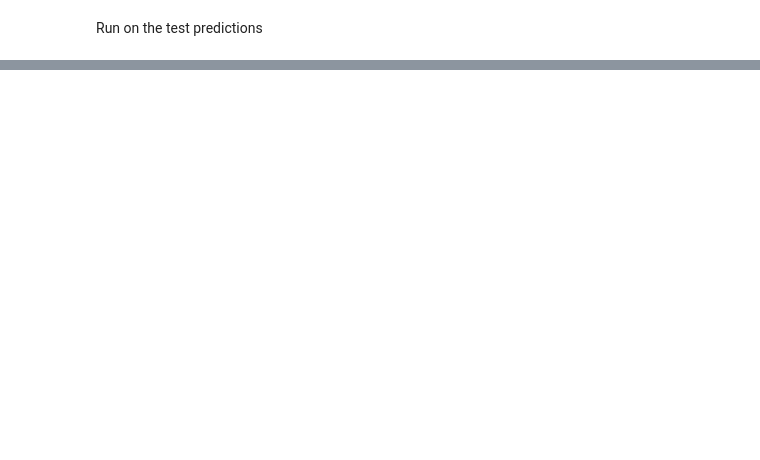
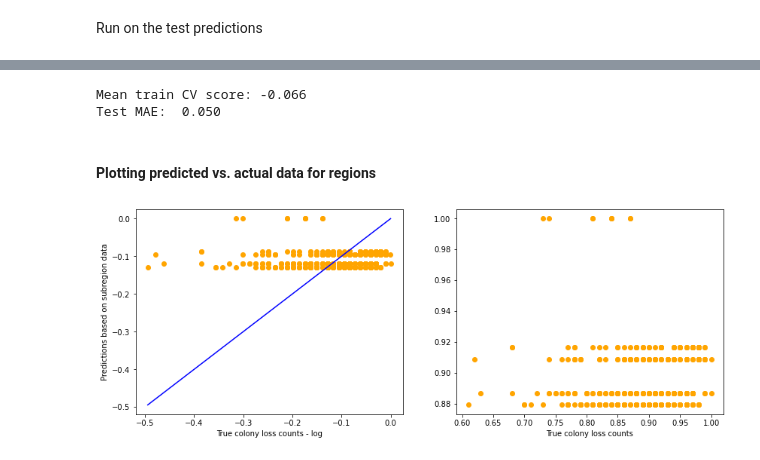
Before and after one commit to squareleaf/bee-colony-loss-capstone, a Jupyter notebook: Bee Colony Capstone - modeling with regression.ipynb, the cells around one changed output, grey strips where cells are left out. Saved outputs shown, nothing was run; the diff lists cells and outputs as text; code cells hidden in the pictures; blank space fills up the shorter version.

```diff
--- a/Bee Colony Capstone - modeling with regression.ipynb
+++ b/Bee Colony Capstone - modeling with regression.ipynb
@@ -280,0 +149,27 @@ Explained variance score: 0.10
+# %%
+lr_regions_test_pred = lr_regions_best_estimator.predict(X_test_regions)
+
+print(f"Mean train CV score: {np.mean(lr_cv_scores_regions): .3f}")
+print(f"Test MAE: {metrics.median_absolute_error(y_true=y_test_log, y_pred=lr_regions_test_pred): .3f}")
+# %% [output]
+Mean train CV score: -0.066
+Test MAE:  0.050
+# %% [markdown]
+#### Plotting predicted vs. actual data for regions
+# %%
+# Scatter plot
+fig, (ax1, ax2) = plt.subplots(1, 2, figsize=(14, 5))
+
+ax1.scatter(y_test_log, lr_regions_test_pred, c="orange")
+
+p1 = max(max(lr_regions_test_pred), max(y_test_log))
+p2 = min(min(lr_regions_test_pred), min(y_test_log))
+ax1.plot([p1, p2], [p1, p2], 'b-')
+ax1.set(xlabel='True colony loss counts - log', ylabel='Predictions based on subregion data')
+
+ax2.scatter(np.exp(y_test_log), np.exp(lr_regions_test_pred), c="orange")
+ax2.set(xlabel='True colony loss counts')
+
+plt.show()
+# %% [output]
+[figure, added]
```
Also changed, not shown: parts of 76 cells of this notebook, 8 other files.
